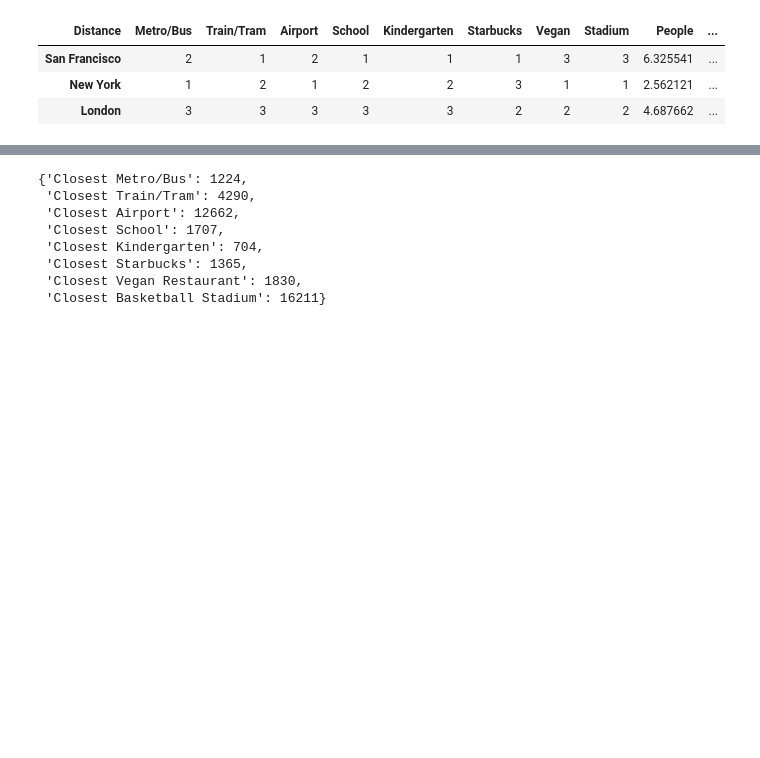
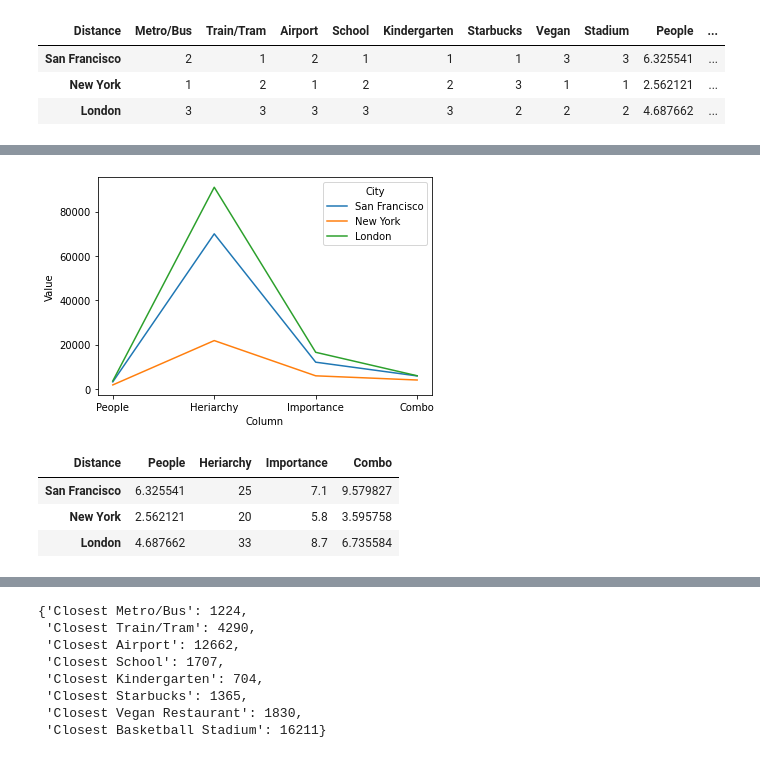
Before and after one commit to Gonzalo0610/Best-City-Location, a Jupyter notebook: Companies.ipynb, the cells around one changed output, grey strips where cells are left out. Drawn from its saved outputs; the diff is of its cells as text; code cells hidden in the pictures; blank space fills up the shorter version.

```diff
--- a/Companies.ipynb
+++ b/Companies.ipynb
@@ -725,7 +723,7 @@ df2
 | New York | 500 | 1576 | 1652 | 4123 | 3557 | 1288 | 96 | 1100 | 1766.828571 |
 | London | 2062 | 2185 | 22521 | 6651 | 5384 | 916 | 574 | 1192 | 3559.801515 |
 # %%
-df2["Heriarchy"]=(df2["Metro/Bus"]/77 + df2["Train/Tram"]/77 + df2["Airport"]/20*3 + df2["School"]/(0.3*77) + df2["Kindergarten"]/(0.3*77) + df2["Starbucks"]/10*2 + df2["Vegan"] + df2["Stadium"]*3)
+df2["Heriarchy"]=(df2["Metro/Bus"] + df2["Train/Tram"] + df2["Airport"]*3 + df2["School"] + df2["Kindergarten"] + df2["Starbucks"]*2 + df2["Vegan"] + df2["Stadium"]*4)
 df2
 # %% [output]
 | Distance | Metro/Bus | Train/Tram | Airport | School | Kindergarten | Starbucks | Vegan | Stadium | People | ... |
@@ -733,3 +731,6 @@ df2
 | San Francisco | 668 | 1210 | 18435 | 3861 | 2032 | 579 | 616 | 1283 | 3158.147835 | ... |
 | New York | 500 | 1576 | 1652 | 4123 | 3557 | 1288 | 96 | 1100 | 1766.828571 | ... |
 | London | 2062 | 2185 | 22521 | 6651 | 5384 | 916 | 574 | 1192 | 3559.801515 | ... |
+# %%
+df2["Importance"]=(df2["Metro/Bus"]*0.1 + df2["Train/Tram"]*0.2 + df2["Airport"]*0.4 + df2["School"]*0.5 + df2["Kindergarten"]*0.3 + df2["Starbucks"]*0.6 + df2["Vegan"]*0.7 + df2["Stadium"]*0.8)
+df2
@@ -736,5 +743,5 @@ df2
 # %%
-df2["Importance"]=(df2["Metro/Bus"]/77*0.1 + df2["Train/Tram"]/77*0.2 + df2["Airport"]/20*3*0.4 + df2["School"]/(0.3*77)*0.5 + df2["Kindergarten"]/(0.3*77)*0.3 + df2["Starbucks"]/10*2*0.6 + df2["Vegan"]*0.7 + df2["Stadium"]*3*0.8)
+df2["Combo"]=(df2["Metro/Bus"]/77*0.1 + df2["Train/Tram"]/77*0.2 + df2["Airport"]/20*3*0.4 + df2["School"]/(0.3*77)*0.5 + df2["Kindergarten"]/(0.3*77)*0.3 + df2["Starbucks"]/10*2*0.6 + df2["Vegan"]*0.7 + df2["Stadium"]*4*0.8)
 df2
 # %% [output]
 | Distance | Metro/Bus | Train/Tram | Airport | School | Kindergarten | Starbucks | Vegan | Stadium | People | ... |
@@ -795,3 +802,6 @@ df3
 | San Francisco | 2 | 1 | 2 | 1 | 1 | 1 | 3 | 3 | 6.325541 | ... |
 | New York | 1 | 2 | 1 | 2 | 2 | 3 | 1 | 1 | 2.562121 | ... |
 | London | 3 | 3 | 3 | 3 | 3 | 2 | 2 | 2 | 4.687662 | ... |
+# %%
+df4=df2[["People", "Heriarchy", "Importance", "Combo"]]
+df4
@@ -797,0 +814,18 @@ df3
+# %%
+df4_melted = df4.reset_index().melt(id_vars='City', var_name='Column', value_name='Value')
+
+# Create the line plot
+sns.lineplot(x='Column', y='Value', hue='City', data=df4_melted)
+
+plt.savefig("Images/Total.png")
+plt.show()
+# %% [output]
+[figure, added]
+# %%
+df5=df3[["People", "Heriarchy", "Importance", "Combo"]]
+df5
+# %% [output]
+| Distance | People | Heriarchy | Importance | Combo |
+| San Francisco | 6.325541 | 25 | 7.1 | 9.579827 |
+| New York | 2.562121 | 20 | 5.8 | 3.595758 |
+| London | 4.687662 | 33 | 8.7 | 6.735584 |
```
Also changed, not shown: parts of 15 cells of this notebook.
